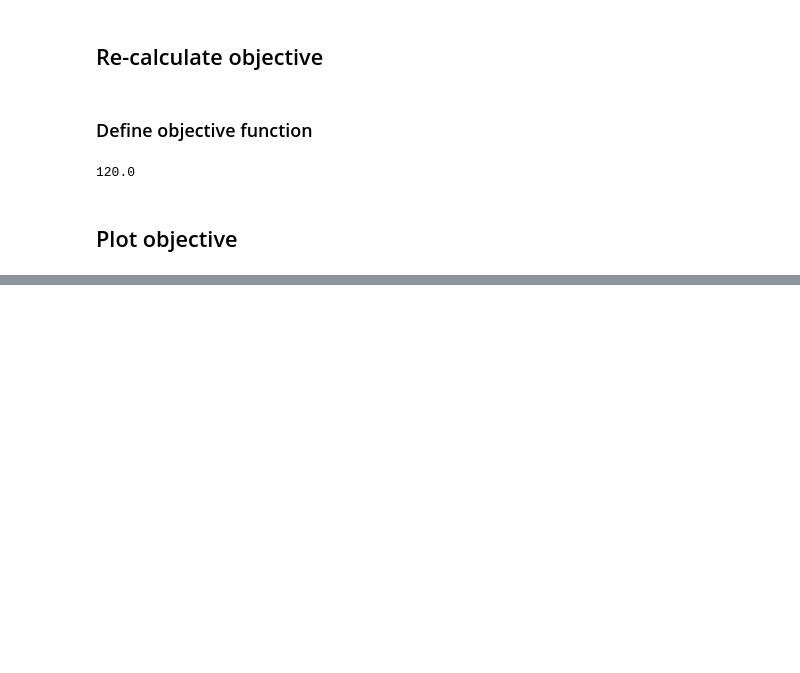
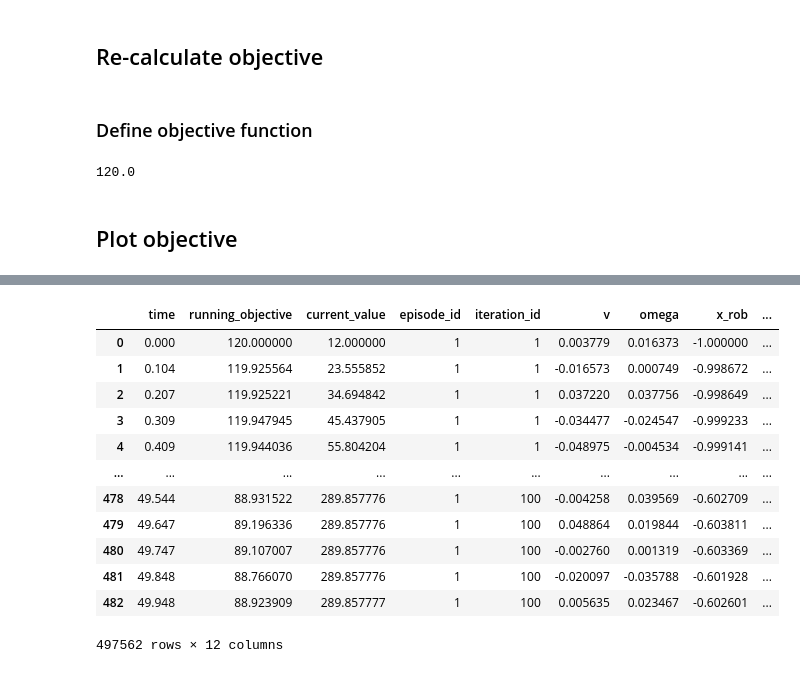
Before and after one commit to thd-research/regelum-playground, a Jupyter notebook: notebooks/check_log_and_compare_objective.ipynb, the cells around one changed output, grey strips where cells are left out. Cells and saved outputs as stored; diff of their text form; code cells hidden in the pictures; blank space fills up the shorter version.

Commit message:
update notebook: collect all exp in a time range

```diff
--- a/notebooks/check_log_and_compare_objective.ipynb
+++ b/notebooks/check_log_and_compare_objective.ipynb
@@ -217,0 +225,25 @@ Z = np.where(Z<1,np.zeros_like(Z), Z)
+# %%
+ROOT_DIR = "./regelum_data/outputs/"
+
+start_datetime_str = "2024-08-21 16-45-08"
+end_datetime_str = "2024-08-22 16-45-08"
+date_format = '%Y-%m-%d %H-%M-%S'
+
+start_date_time = datetime.strptime(start_datetime_str, date_format)
+end_date_time = datetime.strptime(end_datetime_str, date_format)
+date_folder = os.listdir(ROOT_DIR)
+
+valid_paths = []
+for d in date_folder:
+    for t in os.listdir(os.path.join(ROOT_DIR, d)):
+        tmp_datetime = datetime.strptime(f"{d} {t}", date_format)
+        if tmp_datetime < start_date_time or end_date_time < tmp_datetime:
+            continue
+
+        valid_paths.append(str(pathlib.Path(os.path.join(ROOT_DIR, d, t)).absolute()))
+# %%
+path_hierachy = {}
+for p in valid_paths:
+    path_hierachy[p] = get_list_distorical_data(p)
+
+path_hierachy
@@ -217,0 +268,33 @@ Z = np.where(Z<1,np.zeros_like(Z), Z)
+# %%
+total_dfs = []
+for exp_path in path_hierachy:
+    exp_dfs = []
+    for iteration_path in path_hierachy[exp_path]:
+        exp_dfs.append(get_df_historical_data(absolute_path=iteration_path))
+        exp_dfs[-1]["absolute_path"] = iteration_path
+
+    if len(exp_dfs) == 0:
+        continue
+
+    exp_df = pd.concat(exp_dfs)
+    exp_df.sort_values(by=["iteration_id", "time"], inplace=True)
+    exp_df["experiment_path"] = exp_path
+
+    total_dfs.append(exp_df)
+
+total_df = pd.concat(total_dfs)
+total_df
+# %% [output]
+|  | time | running_objective | current_value | episode_id | iteration_id | v | omega | x_rob | ... |
+| 0 | 0.000 | 120.000000 | 12.000000 | 1 | 1 | 0.003779 | 0.016373 | -1.000000 | ... |
+| 1 | 0.104 | 119.925564 | 23.555852 | 1 | 1 | -0.016573 | 0.000749 | -0.998672 | ... |
+| 2 | 0.207 | 119.925221 | 34.694842 | 1 | 1 | 0.037220 | 0.037756 | -0.998649 | ... |
+| 3 | 0.309 | 119.947945 | 45.437905 | 1 | 1 | -0.034477 | -0.024547 | -0.999233 | ... |
+| 4 | 0.409 | 119.944036 | 55.804204 | 1 | 1 | -0.048975 | -0.004534 | -0.999141 | ... |
+| ... | ... | ... | ... | ... | ... | ... | ... | ... | ... |
+| 478 | 49.544 | 88.931522 | 289.857776 | 1 | 100 | -0.004258 | 0.039569 | -0.602709 | ... |
+| 479 | 49.647 | 89.196336 | 289.857776 | 1 | 100 | 0.048864 | 0.019844 | -0.603811 | ... |
+| 480 | 49.747 | 89.107007 | 289.857776 | 1 | 100 | -0.002760 | 0.001319 | -0.603369 | ... |
+| 481 | 49.848 | 88.766070 | 289.857776 | 1 | 100 | -0.020097 | -0.035788 | -0.601928 | ... |
+| 482 | 49.948 | 88.923909 | 289.857777 | 1 | 100 | 0.005635 | 0.023467 | -0.602601 | ... |
+497562 rows × 12 columns
```
Also changed, not shown: parts of 6 cells of this notebook.
